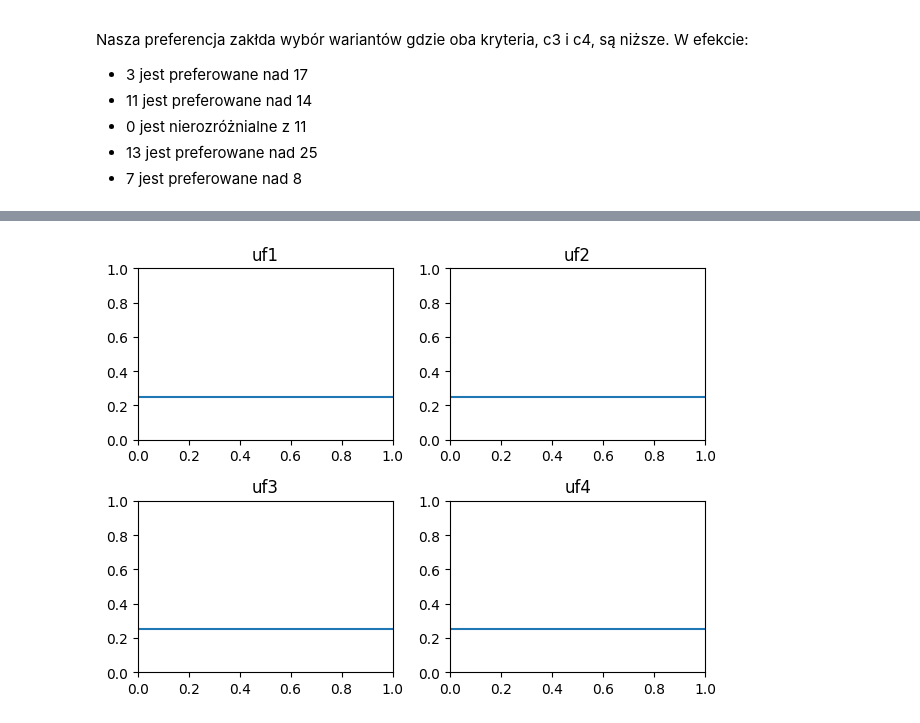
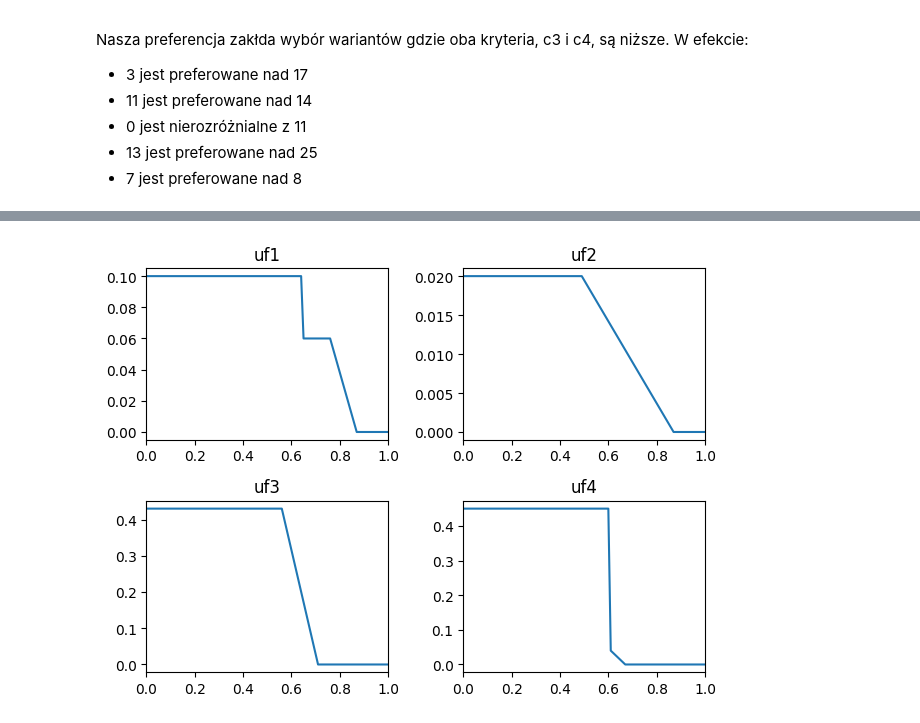
Before and after one commit to pshemke/projekt_ISWD_1, a Jupyter notebook: proj1.ipynb, the cells around one changed output, grey strips where cells are left out. Saved outputs shown, nothing was run; the diff lists cells and outputs as text; code cells hidden in the pictures.

```diff
--- a/proj1.ipynb
+++ b/proj1.ipynb
@@ -257,37 +231,73 @@ y4 = [uf4(c4) for c4 in x]
+# %%
+def piecewise_linear(x, xs, ys):
+    if len(xs) != len(ys):
+        raise ValueError("Lengths of xs and ys must be equal.")
+
+    for i in range(len(xs) - 1):
+        if xs[i] <= x < xs[i + 1]:
+            slope = (ys[i + 1] - ys[i]) / (xs[i + 1] - xs[i])
+            return slope * (x - xs[i]) + ys[i]
+
+    return ys[-1]
+
+def uf1(x):
+    xs = [0.0, 0.32, 0.48, 0.6, 0.64, 0.65, 0.69, 0.71, 0.74, 0.76, 0.87, 1.0]
+    ys = [0.1, 0.1, 0.1, 0.1, 0.1, 0.06, 0.06, 0.06, 0.06, 0.06, 0.0, 0.0]
+    return piecewise_linear(x, xs, ys)
+
+def uf2(x):
+    xs = [0.0, 0.03, 0.06, 0.25, 0.3, 0.44, 0.49, 0.87, 0.93, 1.0]
+    ys = [0.02, 0.02, 0.02, 0.02, 0.02, 0.02, 0.02, 0.0, 0.0, 0.0]
+    return piecewise_linear(x, xs, ys)
+
+def uf3(x):
+    xs = [0.0, 0.54, 0.56, 0.71, 0.8, 0.88, 1.0]
+    ys = [0.43, 0.43, 0.43, 0.0, 0.0, 0.0, 0.0]
+    return piecewise_linear(x, xs, ys)
+
+def uf4(x):
+    xs = [0.0, 0.49, 0.54, 0.55, 0.6, 0.61, 0.67, 0.73, 0.75, 1.0]
+    ys = [0.45, 0.45, 0.45, 0.45, 0.45, 0.04, 0.0, 0.0, 0.0, 0.0]
+    return piecewise_linear(x, xs, ys)
+
+def uf(c1, c2, c3, c4):
+    return uf1(c1) + uf2(c2) + uf3(c3) + uf4(c4)
+
+x = np.arange(0, 1.01, 0.01)
+y1 = [uf1(c1) for c1 in x]
+y2 = [uf2(c2) for c2 in x]
+y3 = [uf3(c3) for c3 in x]
+y4 = [uf4(c4) for c4 in x]
 # %%
 fig, axs = plt.subplots(2, 2)
 
 # Plot y1
 axs[0, 0].plot(x, y1)
 axs[0, 0].set_title('uf1')
 axs[0, 0].set_xlim(min(x), max(x))
-axs[0, 0].set_ylim(0, 1)
 
 # Plot y2
 axs[0, 1].plot(x, y2)
 axs[0, 1].set_title('uf2')
 axs[0, 1].set_xlim(min(x), max(x))
-axs[0, 1].set_ylim(0, 1)
 
 # Plot y3
 axs[1, 0].plot(x, y3)
 axs[1, 0].set_title('uf3')
 axs[1, 0].set_xlim(min(x), max(x))
-axs[1, 0].set_ylim(0, 1)
 
 # Plot y4
 axs[1, 1].plot(x, y4)
 axs[1, 1].set_title('uf4')
 axs[1, 1].set_xlim(min(x), max(x))
-axs[1, 1].set_ylim(0, 1)
 
 # Adjust the spacing between subplots
 plt.tight_layout()
 
 # Show the plot
 plt.show()
 # %% [output]
-[figure, old version]
+[figure, new version]
 # %%
 df['U'] = df.apply(lambda row: uf(row['C1'], row['C2'], row['C3'], row['C4']), axis=1)
 df_sorted = df.sort_values('U', ascending=False)
```
Also changed, not shown: parts of 8 cells of this notebook, 1 other file.
